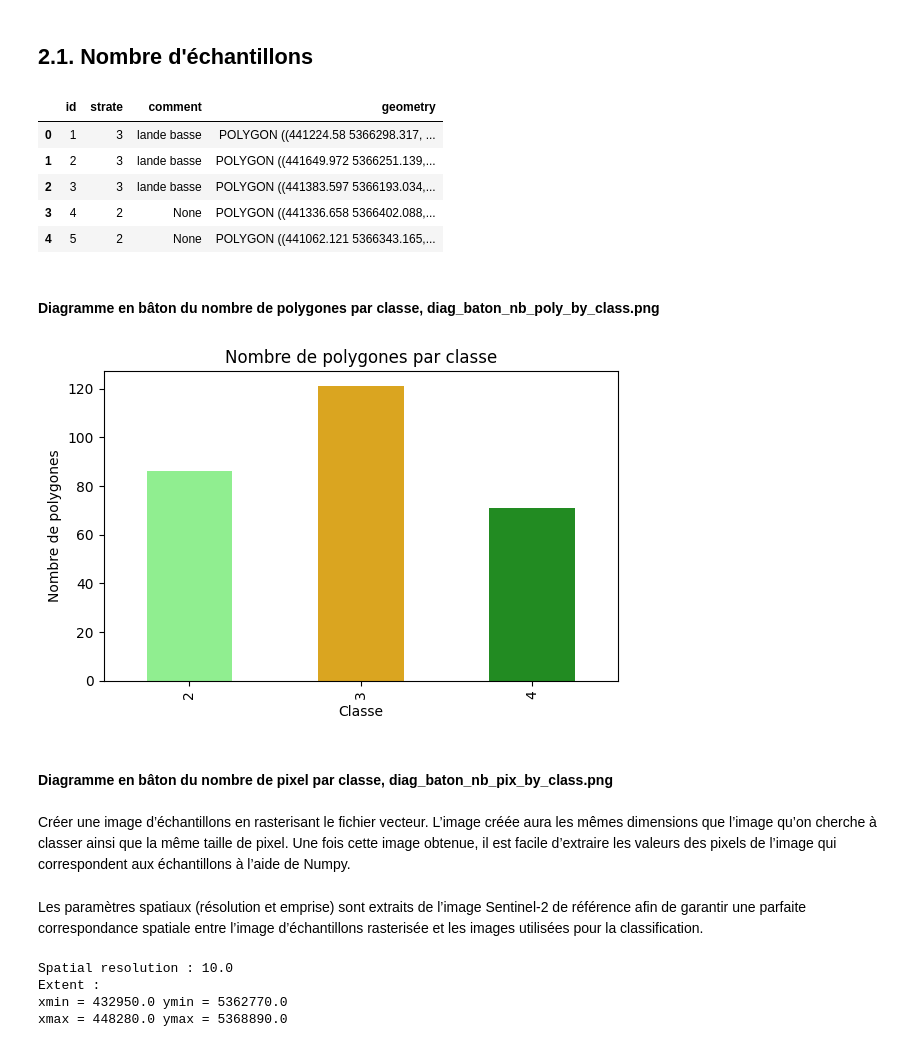
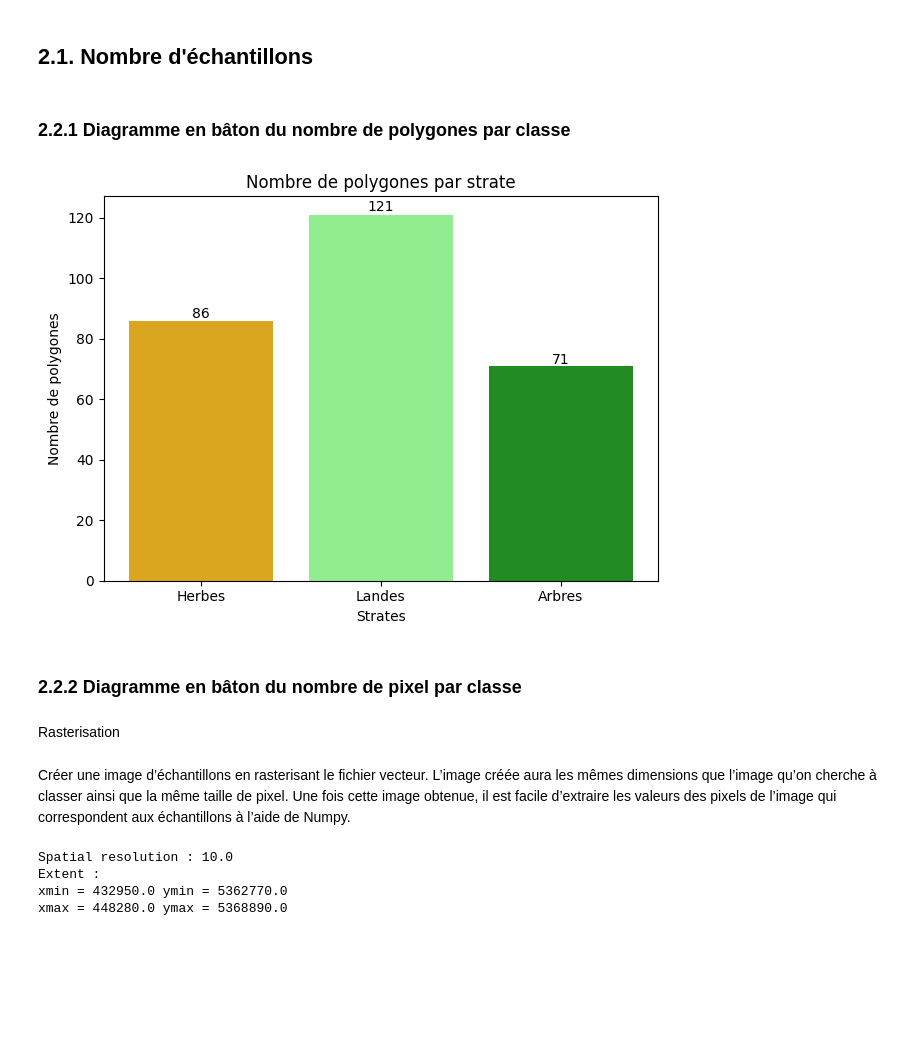
Before and after one commit to marion-billy/projet_telea_landes, a Jupyter notebook: projet_telea_BILLY_MARION.ipynb, the cells around one changed output. Drawn from its saved outputs; the diff is of its cells as text; code cells hidden in the pictures; blank space fills up the shorter version.

```diff
--- a/projet_telea_BILLY_MARION.ipynb
+++ b/projet_telea_BILLY_MARION.ipynb
@@ -65,38 +34,49 @@ Fichier créé pour 2025-08-10 -> /home/onyxia/work/data/projet_eval/bretagne_20
+# %%
+data_path = '/home/onyxia/work/data/projet_eval'
+figure_path = '/home/onyxia/work/results/figure'
 # %% [markdown]
 ---
 # %% [markdown]
 # 2. Analyse des échantillons
 # %% [markdown]
 ## 2.1. Nombre d'échantillons
-# %%
-gdf = gpd.read_file("/home/onyxia/work/data/projet_eval/PI_strates_bretagne_32630.shp")
-gdf.head()
-# %% [output]
-|  | id | strate | comment | geometry |
-| 0 | 1 | 3 | lande basse | POLYGON ((441224.58 5366298.317, ... |
-| 1 | 2 | 3 | lande basse | POLYGON ((441649.972 5366251.139,... |
-| 2 | 3 | 3 | lande basse | POLYGON ((441383.597 5366193.034,... |
-| 3 | 4 | 2 | None | POLYGON ((441336.658 5366402.088,... |
-| 4 | 5 | 2 | None | POLYGON ((441062.121 5366343.165,... |
 # %% [markdown]
-#### Diagramme en bâton du nombre de polygones par classe, diag_baton_nb_poly_by_class.png
+### 2.2.1 Diagramme en bâton du nombre de polygones par classe
 # %%
+gdf = gpd.read_file(os.path.join(data_path, "PI_strates_bretagne_32630.shp"))
+strates = [1, 2, 3, 4]
+labels_strates = {1: "Sols Nus", 2: "Herbes", 3: "Landes", 4: "Arbres"}
+colors_strates = {1: 'peru', 2: 'goldenrod', 3: 'lightgreen', 4: 'forestgreen'}
+
+# Compter le nombre de polygones par strate
 nb_poly = gdf["strate"].value_counts().sort_index()
-plt.figure(figsize=(6,4))
-colors = ["lightgreen", "goldenrod", "forestgreen"]
-nb_poly.plot(kind="bar", color=colors)
-plt.xlabel("Classe")
+# Diagramme en bâton
+plt.figure()
+bars= plt.bar(
+    x=[labels_strates[s] for s in nb_poly.index],
+    height=nb_poly.values,
+    color=[colors_strates[s] for s in nb_poly.index])
+# Nombre de polygones au-dessus des barres
+for bar in bars:
+    plt.text(
+        bar.get_x() + bar.get_width()/2,
+        bar.get_height() + bar.get_height()*0.01,
+        int(bar.get_height()),
+        ha='center',)
+
+plt.xlabel("Strates")
 plt.ylabel("Nombre de polygones")
-plt.title("Nombre de polygones par classe")
+plt.title("Nombre de polygones par strate")
 plt.tight_layout()
-plt.savefig("/home/onyxia/work/results/figure/diag_baton_nb_poly_by_class.png", dpi=300)
+
+plt.savefig(os.path.join(figure_path, "diag_baton_nb_poly_by_class.png"), dpi=300)
 plt.show()
 # %% [output]
-[figure, old version]
+[figure, new version]
 # %% [markdown]
-#### Diagramme en bâton du nombre de pixel par classe, diag_baton_nb_pix_by_class.png
+### 2.2.2 Diagramme en bâton du nombre de pixel par classe
+# %% [markdown]
+Rasterisation
 # %% [markdown]
 Créer une image d’échantillons en rasterisant le fichier vecteur. L’image créée aura les mêmes dimensions que l’image qu’on cherche à classer ainsi que la même taille de pixel. Une fois cette image obtenue, il est facile d’extraire les valeurs des pixels de l’image qui correspondent aux échantillons à l’aide de Numpy.
-# %% [markdown]
-Les paramètres spatiaux (résolution et emprise) sont extraits de l’image Sentinel-2 de référence afin de garantir une parfaite correspondance spatiale entre l’image d’échantillons rasterisée et les images utilisées pour la classification.
 # %%
```
Also changed, not shown: parts of 18 cells of this notebook.
